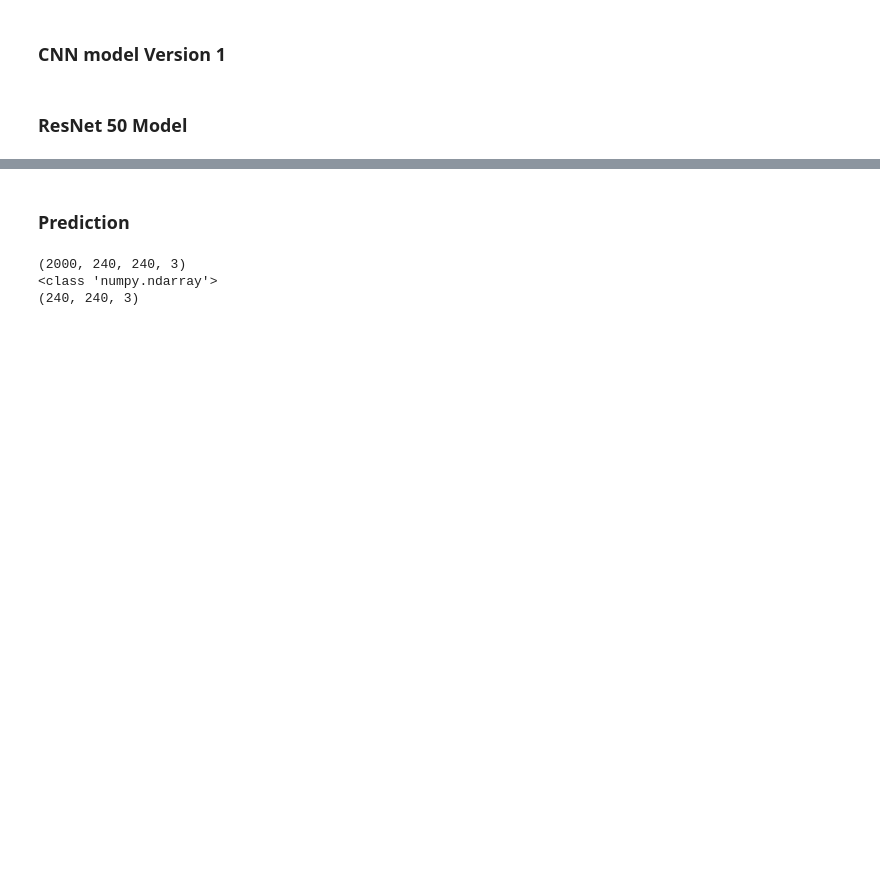
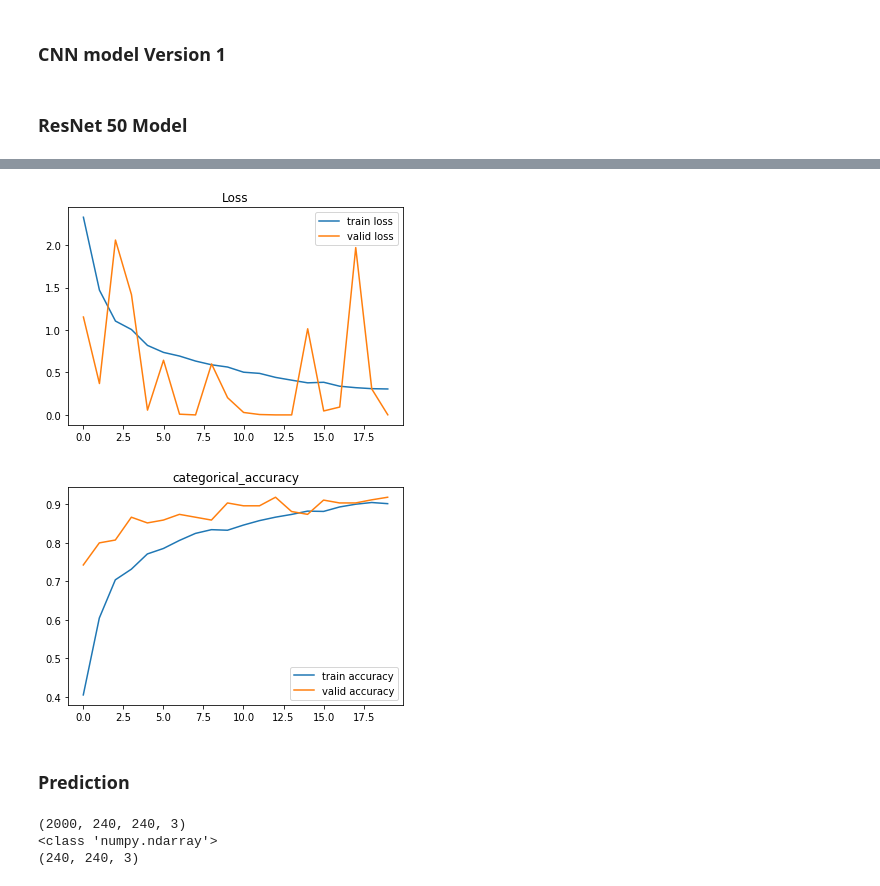
Before and after one commit to kung-bill/3rd-ML100Days, a Jupyter notebook: homework/Day_101_FinalExam.ipynb, the cells around one changed output, grey strips where cells are left out. Saved outputs shown, nothing was run; the diff lists cells and outputs as text; code cells hidden in the pictures; blank space fills up the shorter version.

```diff
--- a/homework/Day_101_FinalExam.ipynb
+++ b/homework/Day_101_FinalExam.ipynb
@@ -357,21 +374,27 @@ ________________________________________________________________________________
 None
 # %%
 #存val_loss 最低的model的 call back func
-model_ckpt = ModelCheckpoint(filepath="./"+save_model_name,
+model_ckpt = ModelCheckpoint(filepath=save_model_name,
                              monitor="val_loss",
                              save_weights_only = False,
                              save_best_only=True)
 # 訓練模型
-history = net_final.fit(x_train, y_train,
-                    batch_size=BATCH_SIZE,
-                    epochs=NUM_EPOCHS,
-                    verbose=1,
-                    shuffle=True,
-                    callbacks=[model_ckpt],
-                    validation_data=(x_test, y_test))
+history = net_final.fit_generator(train_batches,
+                        steps_per_epoch = train_batches.samples // BATCH_SIZE,
+                        validation_data = valid_batches,
+                        validation_steps = valid_batches.samples // BATCH_SIZE,
+                        epochs = NUM_EPOCHS)
+
+# history = net_final.fit(x_train, y_train,
+#                     batch_size=BATCH_SIZE,
+#                     epochs=NUM_EPOCHS,
+#                     verbose=1,
+#                     shuffle=True,
+#                     callbacks=[model_ckpt],
+#                     validation_data=(x_test, y_test))
 # 儲存訓練好的模型
 time_array = time.localtime() # localtime
 time_str = time.strftime('%m-%dT%H%M%S', time_array)
-save_model_name = 'model-resnet50-'+time_str+'.h5'
-net_final.save(save_model_name)
+save_final_model_name = 'model-resnet50-'+time_str+'.h5'
+net_final.save(save_final_model_name)
 # %% [output]
@@ -395,3 +419,24 @@ Epoch 20/20
+# %%
+# Collect results
+train_loss = history.history["loss"]
+valid_loss = history.history["val_loss"]
+train_acc = history.history["categorical_accuracy"]
+valid_acc = history.history["val_categorical_accuracy"]
+
+plt.plot(range(len(train_loss)), train_loss, label="train loss")
+plt.plot(range(len(valid_loss)), valid_loss, label="valid loss")
+plt.legend()
+plt.title("Loss")
+plt.show()
+
+plt.plot(range(len(train_acc)), train_acc, label="train accuracy")
+plt.plot(range(len(valid_acc)), valid_acc, label="valid accuracy")
+plt.legend()
+plt.title("categorical_accuracy")
+plt.show()
+# %% [output]
+[figure, added]
+[figure, added]
 # %% [markdown]
 ### Prediction
 # %%
```
Also changed, not shown: parts of 25 cells of this notebook, 1 other file.
